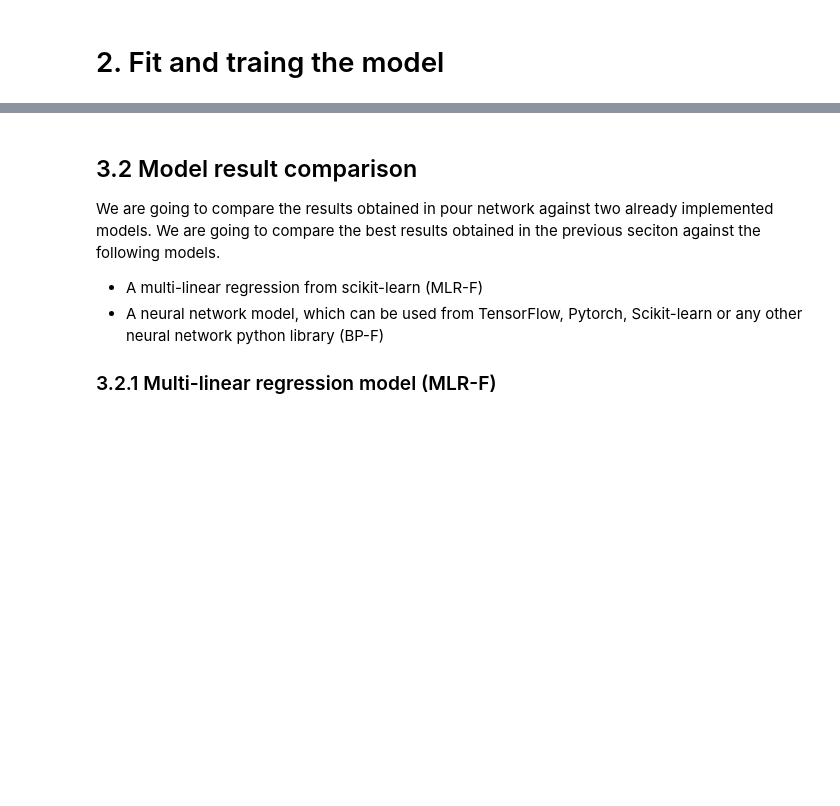
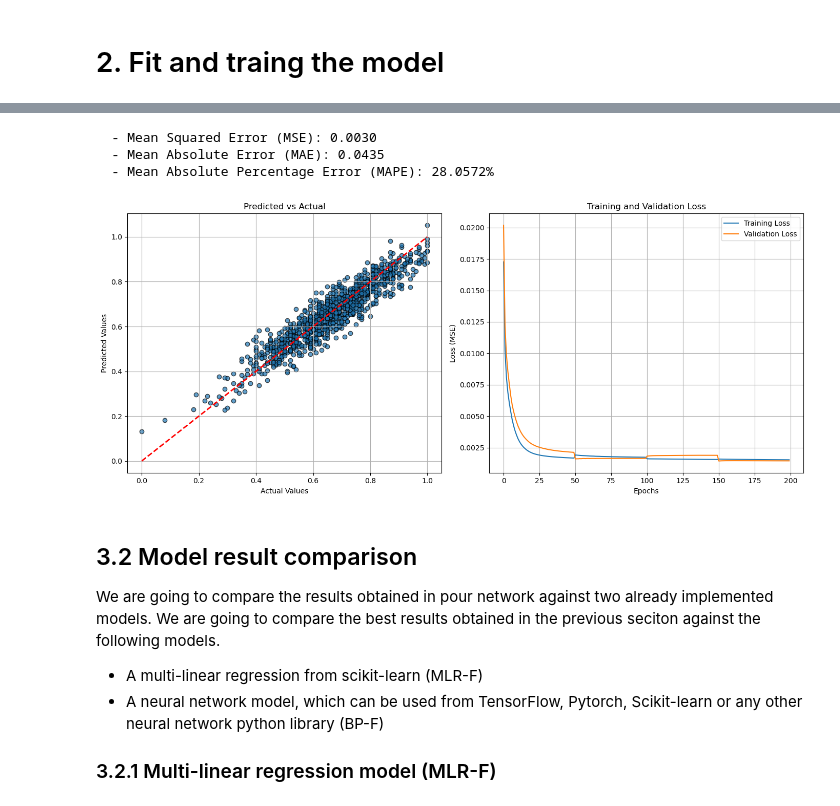
Before and after one commit to Danie1Arias/A1-DanielArias-BeatrizEnriquez, a Jupyter notebook: A1_DanielArias_BeatrizEnriquez.ipynb, the cells around one changed output, grey strips where cells are left out. Drawn from its saved outputs; the diff is of its cells as text; code cells hidden in the pictures; blank space fills up the shorter version.

```diff
--- a/A1_DanielArias_BeatrizEnriquez.ipynb
+++ b/A1_DanielArias_BeatrizEnriquez.ipynb
@@ -157,3 +158,62 @@ To find these parameters, we must explore some of the space of hyperparameters,
+# %%
+import NeuralNet as NN
+from sklearn.metrics import mean_squared_error, mean_absolute_error
+import numpy as np
+
+# Separate the input and the output features, output is Math Score.
+X, y = df_encoded_scaled.drop("math score", axis=1), df_encoded_scaled["math score"]
+
+# Convert DataFrame to numpy arrays for KFold indexing
+X = X.to_numpy()
+y = y.to_numpy()
+
+# Neural Network Hyperparameters
+layers = [len(df_encoded_scaled.columns) - 1, 9, 5, 1]
+epochs = 50
+learning_rate = 0.001
+fact = 'relu'
+momentum = 0.9
+n_splits = 4
+
+nn = NN.NeuralNet(layers, epochs, learning_rate, momentum, fact, n_splits)
+nn.fit(X, y)
+y_pred = nn.predict(X)
+training_loss, validation_loss = nn.loss_epochs()
+
+fig, axes = plt.subplots(1, 2, figsize=(14, 6))
+
+mse = mean_squared_error(y, y_pred)
+mae = mean_absolute_error(y, y_pred)
+mape = np.mean(np.abs((y - y_pred) / np.where(y == 0, 1, y))) * 100
+
+print(f"  - Mean Squared Error (MSE): {mse:.4f}")
+print(f"  - Mean Absolute Error (MAE): {mae:.4f}")
+print(f"  - Mean Absolute Percentage Error (MAPE): {mape:.4f}%")
+
+# 1. Predicted vs Actual
+axes[0].scatter(y, y_pred, alpha=0.7, edgecolors='k')
+axes[0].plot([y.min(), y.max()], [y.min(), y.max()], 'r--', lw=2)
+axes[0].set_title('Predicted vs Actual')
+axes[0].set_xlabel('Actual Values')
+axes[0].set_ylabel('Predicted Values')
+axes[0].grid(True)
+
+# 2. Training and Validation Loss over Epochs
+axes[1].plot(training_loss, label='Training Loss')
+axes[1].plot(validation_loss, label='Validation Loss')
+axes[1].set_title('Training and Validation Loss')
+axes[1].set_xlabel('Epochs')
+axes[1].set_ylabel('Loss (MSE)')
+axes[1].legend()
+axes[1].grid(True)
+
+plt.tight_layout()
+plt.show()
+# %% [output]
+  - Mean Squared Error (MSE): 0.0030
+  - Mean Absolute Error (MAE): 0.0435
+  - Mean Absolute Percentage Error (MAPE): 28.0572%
+[figure, added]
 # %% [markdown]
 ## 3.2 Model result comparison
 
```
Also changed, not shown: parts of 4 cells of this notebook, 1 other file.
